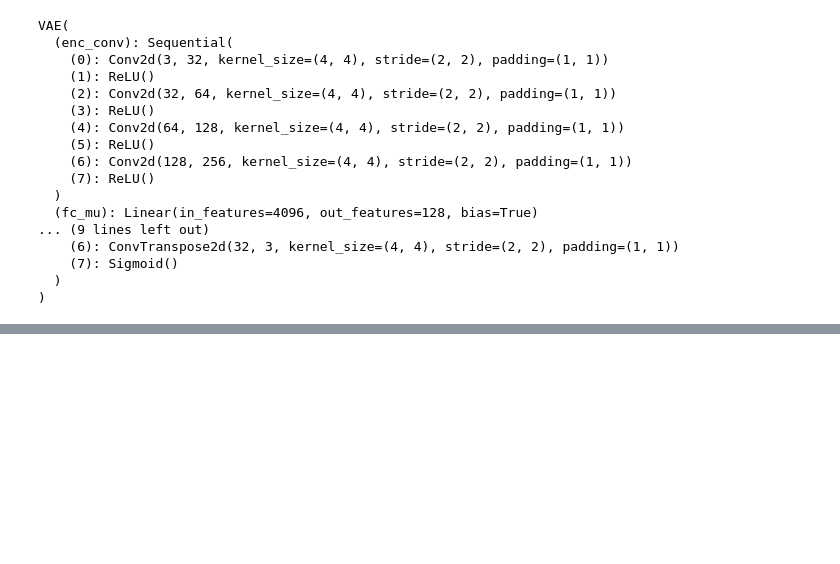
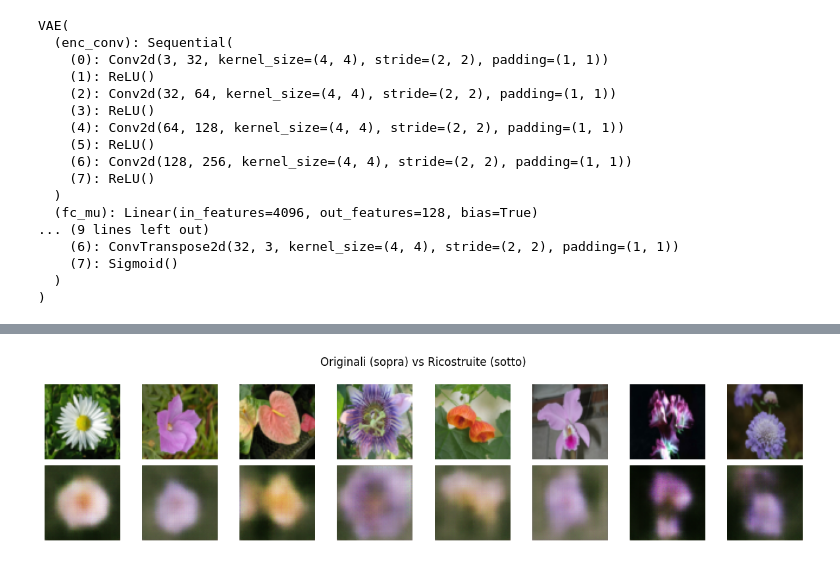
Before and after one commit to matteoliotti/modulo6_P2, a Jupyter notebook: modulo6_P2.ipynb, the cells around one changed output, grey strips where cells are left out. Drawn from its saved outputs; the diff is of its cells as text; code cells hidden in the pictures; blank space fills up the shorter version.

```diff
--- a/modulo6_P2.ipynb
+++ b/modulo6_P2.ipynb
@@ -209,0 +210,30 @@ plt.show()
+# %%
+model.eval()
+
+# --- 1. RICOSTRUZIONE: originali vs ricostruite ---
+def show_reconstructions(model, data_loader, n=8):
+    x, _ = next(iter(data_loader))
+    x = x[:n].to(device)
+
+    with torch.no_grad():
+        x_recon, _, _ = model(x)
+
+    x = x.cpu()
+    x_recon = x_recon.cpu()
+
+    fig, axes = plt.subplots(2, n, figsize=(n * 1.5, 3))
+    for i in range(n):
+        axes[0, i].imshow(x[i].permute(1, 2, 0))
+        axes[0, i].axis('off')
+        axes[1, i].imshow(x_recon[i].permute(1, 2, 0))
+        axes[1, i].axis('off')
+
+    axes[0, 0].set_ylabel('Originali', fontsize=10)
+    axes[1, 0].set_ylabel('Ricostruite', fontsize=10)
+    plt.suptitle('Originali (sopra) vs Ricostruite (sotto)')
+    plt.tight_layout()
+    plt.show()
+
+show_reconstructions(model, train_loader, n=8)
+# %% [output]
+[figure, added]
```
Also changed, not shown: parts of 4 cells of this notebook.
